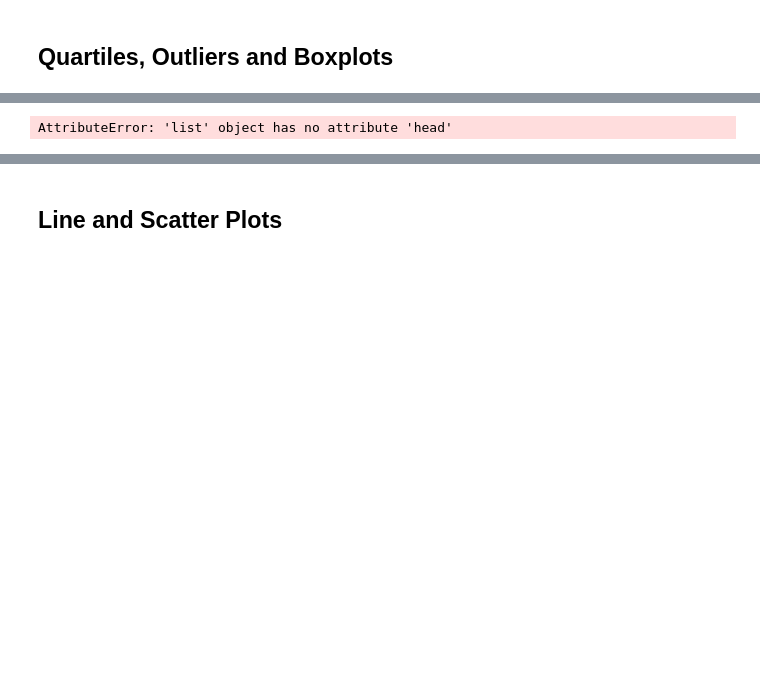
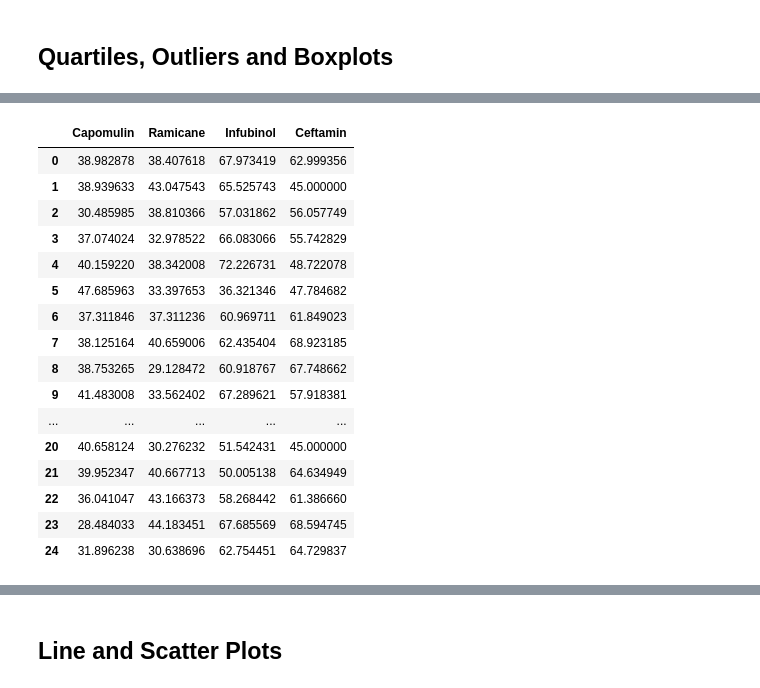
Before and after one commit to CassiaY/matplotlib-challenge, a Jupyter notebook: pymaceuticals_starter.ipynb, the cells around one changed output, grey strips where cells are left out. Drawn from its saved outputs; the diff is of its cells as text; code cells hidden in the pictures; blank space fills up the shorter version.

```diff
--- a/pymaceuticals_starter.ipynb
+++ b/pymaceuticals_starter.ipynb
@@ -224,23 +226,37 @@ fin_tumor_df = pd.merge(max_times_df, combo_df, on="Timepoint")
 # %%
 # Put treatments into a list for for loop (and later for plot labels)
-four_regimens = ['Capomulin', 'Ramicane', 'Infubinol', 'Ceftamin']
+four_tx = ['Capomulin', 'Ramicane', 'Infubinol', 'Ceftamin']
 
 # Create empty list to fill with tumor vol data (for plotting)
-tumor_vol = []
+tvols = {
+    "Capomulin": [],
+    "Ramicane": [],
+    "Infubinol": [],
+    "Ceftamin": []
+}
 
-for x in four_regimens:
-    volume = fin_tumor_df[fin_tumor_df["Drug Regimen"] == x]["Tumor Volume (mm3)"]
-    tumor_vol.append(volume)
+for reg  in four_tx:
+    for row in merged_df.index:
+        if merged_df.iloc[row]["Drug Regimen"] == reg:
+            tvols[reg].append(merged_df.iloc[row]["Tumor Volume (mm3)"])
 
-# Calculate the IQR and quantitatively determine if there are any potential outliers.
-
-
-    # Locate the rows which contain mice on each drug and get the tumor volumes
-
-
-    # add subset
-
-
-    # Determine outliers using upper and lower bounds
+four_df = pd.DataFrame(tvols)
+four_df
 # %% [output]
-AttributeError: 'list' object has no attribute 'head'
+|  | Capomulin | Ramicane | Infubinol | Ceftamin |
+| 0 | 38.982878 | 38.407618 | 67.973419 | 62.999356 |
+| 1 | 38.939633 | 43.047543 | 65.525743 | 45.000000 |
+| 2 | 30.485985 | 38.810366 | 57.031862 | 56.057749 |
+| 3 | 37.074024 | 32.978522 | 66.083066 | 55.742829 |
+| 4 | 40.159220 | 38.342008 | 72.226731 | 48.722078 |
+| 5 | 47.685963 | 33.397653 | 36.321346 | 47.784682 |
+| 6 | 37.311846 | 37.311236 | 60.969711 | 61.849023 |
+| 7 | 38.125164 | 40.659006 | 62.435404 | 68.923185 |
+| 8 | 38.753265 | 29.128472 | 60.918767 | 67.748662 |
+| 9 | 41.483008 | 33.562402 | 67.289621 | 57.918381 |
+| ... | ... | ... | ... | ... |
+| 20 | 40.658124 | 30.276232 | 51.542431 | 45.000000 |
+| 21 | 39.952347 | 40.667713 | 50.005138 | 64.634949 |
+| 22 | 36.041047 | 43.166373 | 58.268442 | 61.386660 |
+| 23 | 28.484033 | 44.183451 | 67.685569 | 68.594745 |
+| 24 | 31.896238 | 30.638696 | 62.754451 | 64.729837 |
```
Also changed, not shown: parts of 6 cells of this notebook, 1 other file.
